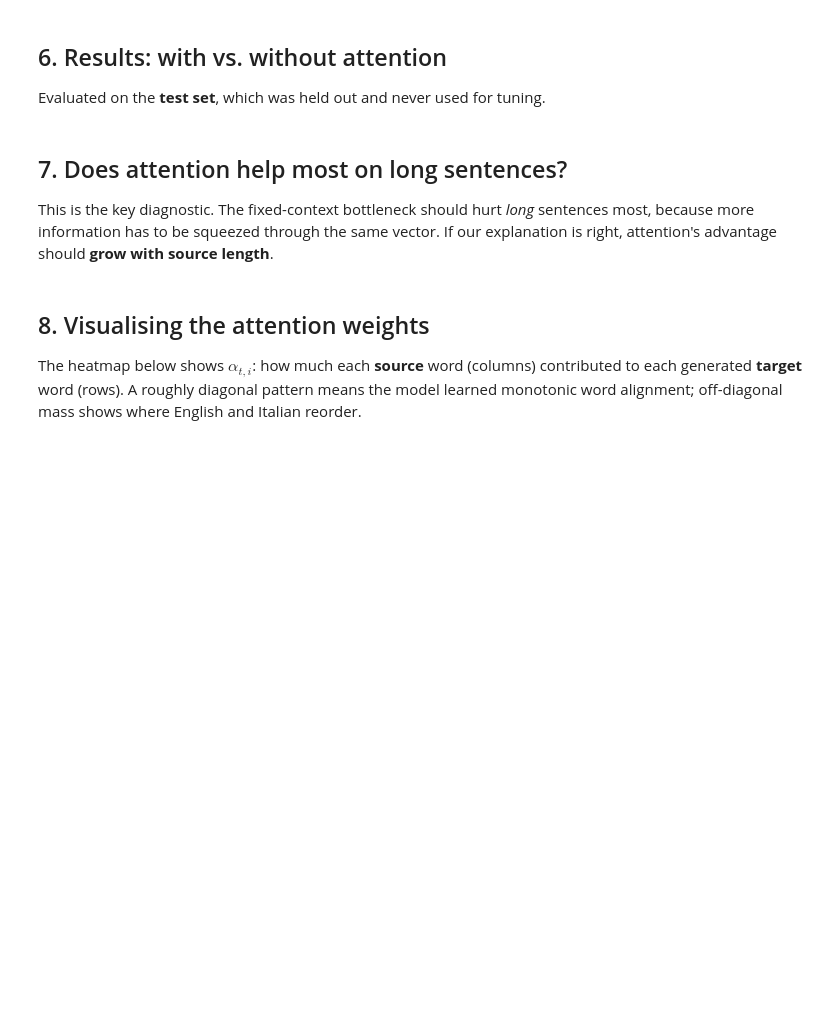
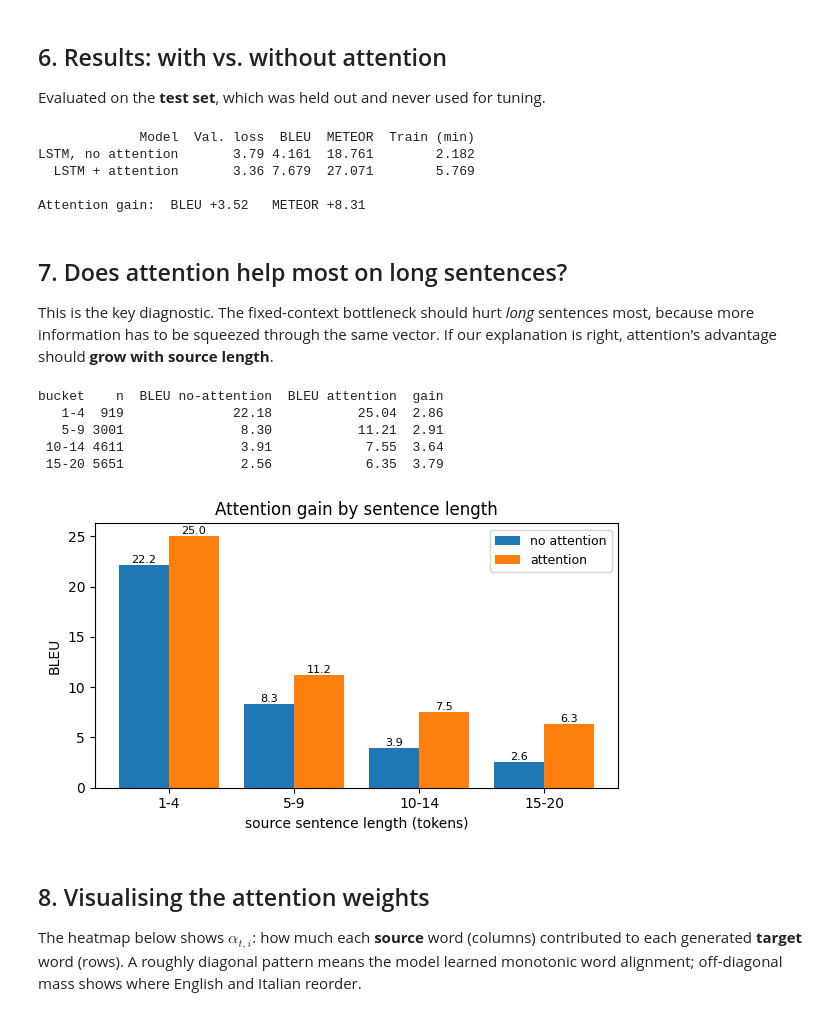
Before and after one commit to riccardotella/English-Italian-Machine-Translation-, a Jupyter notebook: notebooks/Task4_Attention.ipynb, the cells around one changed output. Drawn from its saved outputs; the diff is of its cells as text; code cells hidden in the pictures; blank space fills up the shorter version.

```diff
--- a/notebooks/Task4_Attention.ipynb
+++ b/notebooks/Task4_Attention.ipynb
@@ -126,8 +152,8 @@ assert len(english_sentences) == len(italian_sentences), "Files are not aligned!
 sentence_pairs = list(zip(english_sentences, italian_sentences))
 print(f"Pairs from Task 2: {len(sentence_pairs):,}")
 
-# --- identical filtering + split as Task 3 (40-token cap, 70/10/20, seed 42) ---
-TEST_RATIO, VALIDATION_RATIO, MAX_SENTENCE_LENGTH = 0.20, 0.10, 40
+# --- identical filtering + split as Task 3 ---
+TEST_RATIO, VALIDATION_RATIO, MAX_SENTENCE_LENGTH = 0.20, 0.10, 20
 
 sentence_pairs = [
     (en, it) for en, it in sentence_pairs
@@ -605,6 +664,12 @@ delta_bleu = attention_metrics["BLEU"] - baseline_metrics["BLEU"]
 delta_meteor = attention_metrics["METEOR"] - baseline_metrics["METEOR"]
 print(comparison.to_string(index=False))
 print(f"\nAttention gain:  BLEU {delta_bleu:+.2f}   METEOR {delta_meteor:+.2f}")
+# %% [output]
+             Model  Val. loss  BLEU  METEOR  Train (min)
+LSTM, no attention       3.79 4.161  18.761        2.182
+  LSTM + attention       3.36 7.679  27.071        5.769
+
+Attention gain:  BLEU +3.52   METEOR +8.31
 # %% [markdown]
 ## 7. Does attention help most on long sentences?
 
@@ -612,8 +677,8 @@ This is the key diagnostic. The fixed-context bottleneck should hurt *long* sent
 most, because more information has to be squeezed through the same vector. If our
 explanation is right, attention's advantage should **grow with source length**.
 # %%
-def bleu_by_length(references, hypotheses, pairs, edges=(1, 11, 21, 31, 41)):
-    """Smoothed corpus BLEU within source-length buckets (covers the 40-token cap)."""
+def bleu_by_length(references, hypotheses, pairs, edges=(1, 5, 10, 15, 21)):
+    """Smoothed corpus BLEU within source-length buckets."""
     lengths = np.array([len(en.split()) for en, _ in pairs])
     rows = []
     for low, high in zip(edges[:-1], edges[1:]):
@@ -624,33 +689,40 @@ def bleu_by_length(references, hypotheses, pairs, edges=(1, 11, 21, 31, 41)):
         hyps = [hypotheses[i] for i in np.where(mask)[0]]
         rows.append({"bucket": f"{low}-{high - 1}", "n": int(mask.sum()),
                      "BLEU": 100 * corpus_bleu(refs, hyps,
                                                smoothing_function=SMOOTHING)})
     return pd.DataFrame(rows)
 
 baseline_by_length  = bleu_by_length(baseline_refs,  baseline_hyps,  test_pairs)
 attention_by_length = bleu_by_length(attention_refs, attention_hyps, test_pairs)
 
 length_table = baseline_by_length.rename(columns={"BLEU": "BLEU no-attention"})
 length_table["BLEU attention"] = attention_by_length["BLEU"]
 length_table["gain"] = length_table["BLEU attention"] - length_table["BLEU no-attention"]
 length_table = length_table.round(2)
 length_table.to_csv(RESULTS_DIR / "bleu_by_source_length.csv", index=False)
 print(length_table.to_string(index=False))
 
 fig, ax = plt.subplots(figsize=(6, 3.6))
 x = np.arange(len(length_table))
 ax.bar(x - 0.2, length_table["BLEU no-attention"], 0.4, label="no attention")
 ax.bar(x + 0.2, length_table["BLEU attention"],    0.4, label="attention")
 for i, (a, b) in enumerate(zip(length_table["BLEU no-attention"],
                                length_table["BLEU attention"])):
     ax.text(i - 0.2, a, f"{a:.1f}", ha="center", va="bottom", fontsize=8)
     ax.text(i + 0.2, b, f"{b:.1f}", ha="center", va="bottom", fontsize=8)
 ax.set_xticks(x); ax.set_xticklabels(length_table["bucket"])
 ax.set_xlabel("source sentence length (tokens)"); ax.set_ylabel("BLEU")
 ax.set_title("Attention gain by sentence length"); ax.legend(fontsize=9)
 fig.tight_layout()
 fig.savefig(RESULTS_DIR / "bleu_by_length.png", dpi=150)
 plt.show()
+# %% [output]
+bucket    n  BLEU no-attention  BLEU attention  gain
+   1-4  919              22.18           25.04  2.86
+   5-9 3001               8.30           11.21  2.91
+ 10-14 4611               3.91            7.55  3.64
+ 15-20 5651               2.56            6.35  3.79
+[figure, added]
 # %% [markdown]
 ## 8. Visualising the attention weights
 
```
Also changed, not shown: parts of 17 cells of this notebook, 5 other files.
